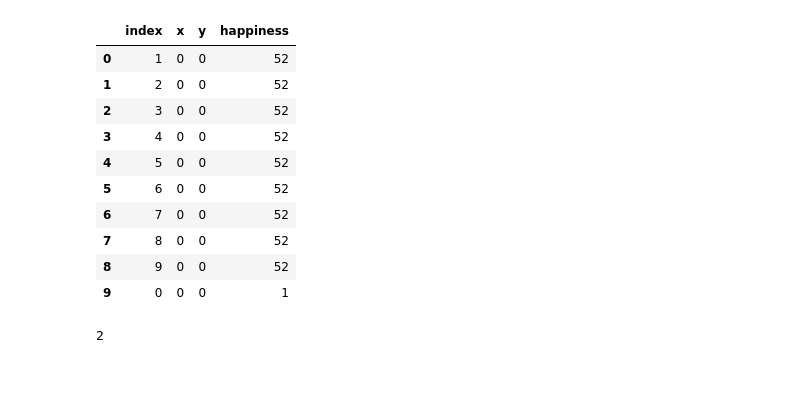
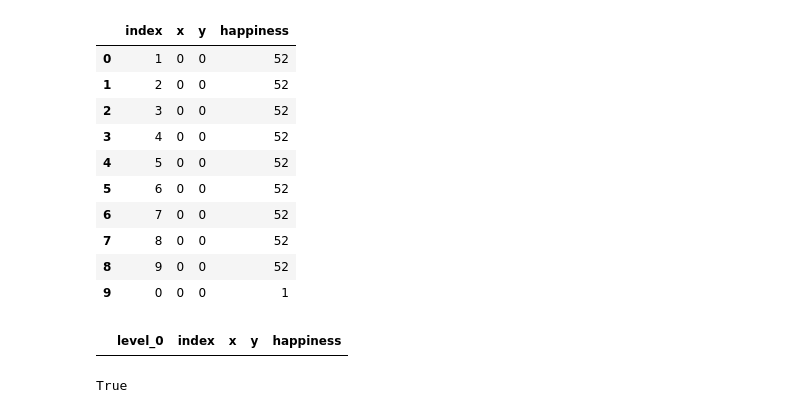
Before and after one commit to matteo-Donofrio-unipi/GEOSPA, a Jupyter notebook: schelling_model2.ipynb, the cells around one changed output. Saved outputs shown, nothing was run; the diff lists cells and outputs as text; code cells hidden in the pictures; blank space fills up the shorter version.

```diff
--- a/schelling_model2.ipynb
+++ b/schelling_model2.ipynb
@@ -445,7 +470,13 @@ d
 | 7 | 8 | 0 | 0 | 52 |
 | 8 | 9 | 0 | 0 | 52 |
 | 9 | 0 | 0 | 0 | 1 |
-# %%
-a = 5/2
-# %% [output]
-2
+# %%
+d_happy = d[d["happiness"]>53]
+d_happy.reset_index(inplace=True)
+d_happy
+# %% [output]
+|  | level_0 | index | x | y | happiness |
+# %%
+d_happy.empty
+# %% [output]
+True
```
Also changed, not shown: parts of 8 cells of this notebook, 1 other file.
